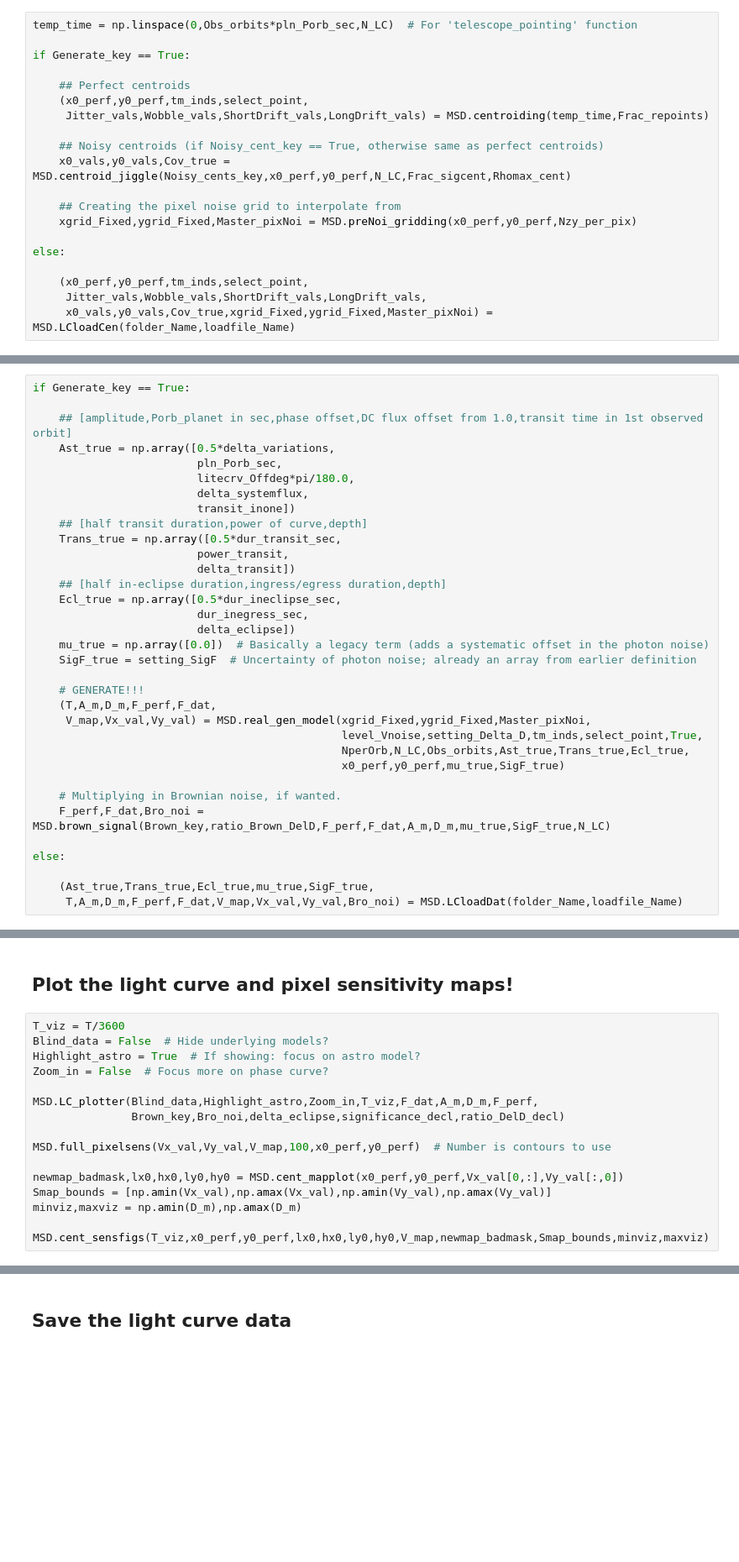
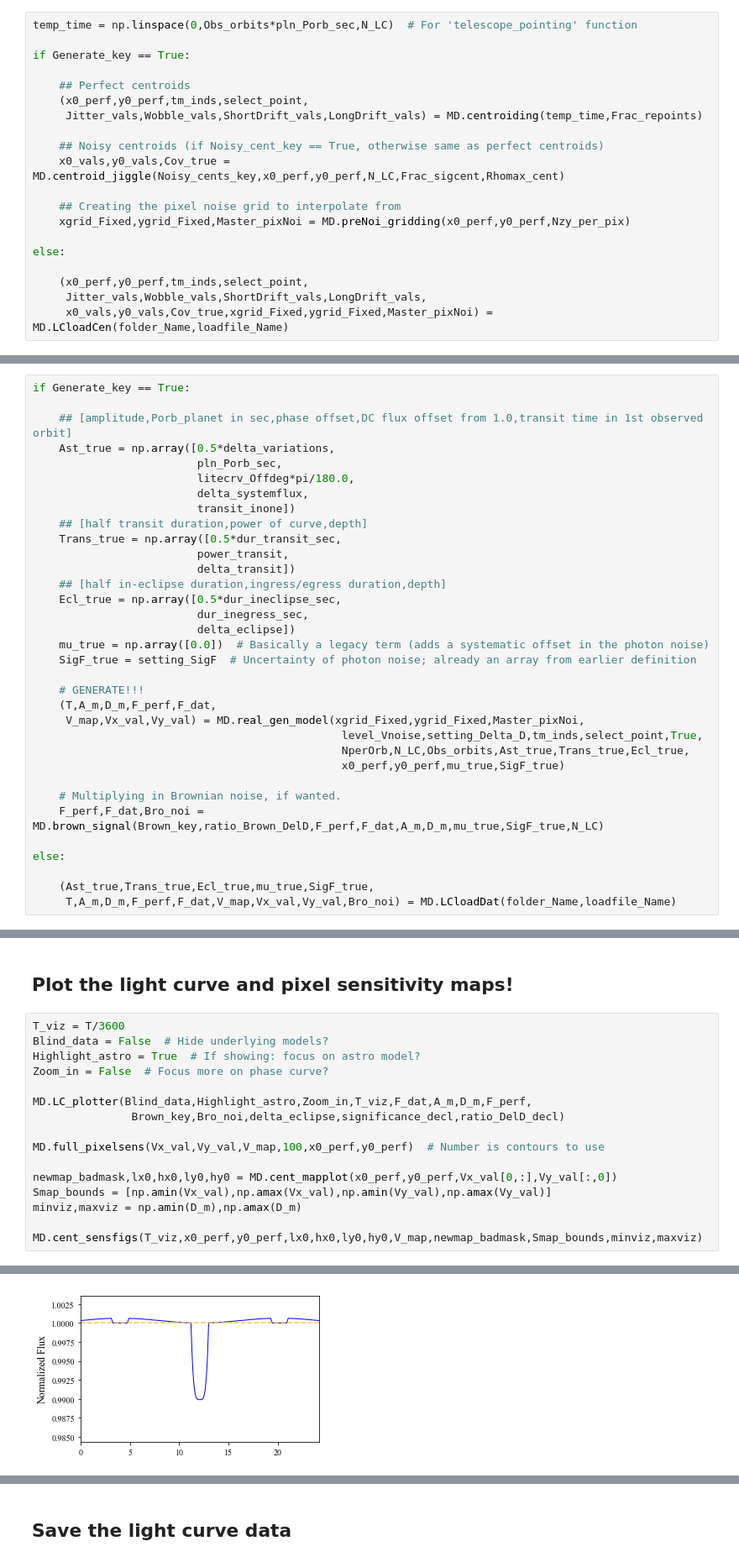
Before and after one commit to jacksonhoffart/exo-gps, a Jupyter notebook: main/main_python.ipynb, the cells around one changed output, grey strips where cells are left out. Shown: that part at 84% size. Cells and saved outputs as stored; diff of their text form; blank space fills up the shorter version.

```diff
--- a/main/main_python.ipynb
+++ b/main/main_python.ipynb
@@ -134,16 +129,16 @@ if Generate_key == True:
 
     ## Perfect centroids
     (x0_perf,y0_perf,tm_inds,select_point,
-     Jitter_vals,Wobble_vals,ShortDrift_vals,LongDrift_vals) = MSD.centroiding(temp_time,Frac_repoints)
+     Jitter_vals,Wobble_vals,ShortDrift_vals,LongDrift_vals) = MD.centroiding(temp_time,Frac_repoints)
 
     ## Noisy centroids (if Noisy_cent_key == True, otherwise same as perfect centroids)
-    x0_vals,y0_vals,Cov_true = MSD.centroid_jiggle(Noisy_cents_key,x0_perf,y0_perf,N_LC,Frac_sigcent,Rhomax_cent)
+    x0_vals,y0_vals,Cov_true = MD.centroid_jiggle(Noisy_cents_key,x0_perf,y0_perf,N_LC,Frac_sigcent,Rhomax_cent)
 
     ## Creating the pixel noise grid to interpolate from
-    xgrid_Fixed,ygrid_Fixed,Master_pixNoi = MSD.preNoi_gridding(x0_perf,y0_perf,Nzy_per_pix)
+    xgrid_Fixed,ygrid_Fixed,Master_pixNoi = MD.preNoi_gridding(x0_perf,y0_perf,Nzy_per_pix)
 
 else:
 
     (x0_perf,y0_perf,tm_inds,select_point,
      Jitter_vals,Wobble_vals,ShortDrift_vals,LongDrift_vals,
-     x0_vals,y0_vals,Cov_true,xgrid_Fixed,ygrid_Fixed,Master_pixNoi) = MSD.LCloadCen(folder_Name,loadfile_Name)
+     x0_vals,y0_vals,Cov_true,xgrid_Fixed,ygrid_Fixed,Master_pixNoi) = MD.LCloadCen(folder_Name,loadfile_Name)
@@ -173,15 +166,15 @@ if Generate_key == True:
 
     # GENERATE!!!
     (T,A_m,D_m,F_perf,F_dat,
-     V_map,Vx_val,Vy_val) = MSD.real_gen_model(xgrid_Fixed,ygrid_Fixed,Master_pixNoi,
+     V_map,Vx_val,Vy_val) = MD.real_gen_model(xgrid_Fixed,ygrid_Fixed,Master_pixNoi,
                                                level_Vnoise,setting_Delta_D,tm_inds,select_point,True,
                                                NperOrb,N_LC,Obs_orbits,Ast_true,Trans_true,Ecl_true,
                                                x0_perf,y0_perf,mu_true,SigF_true)
 
     # Multiplying in Brownian noise, if wanted.
-    F_perf,F_dat,Bro_noi = MSD.brown_signal(Brown_key,ratio_Brown_DelD,F_perf,F_dat,A_m,D_m,mu_true,SigF_true,N_LC)
+    F_perf,F_dat,Bro_noi = MD.brown_signal(Brown_key,ratio_Brown_DelD,F_perf,F_dat,A_m,D_m,mu_true,SigF_true,N_LC)
 
 else:
 
     (Ast_true,Trans_true,Ecl_true,mu_true,SigF_true,
-     T,A_m,D_m,F_perf,F_dat,V_map,Vx_val,Vy_val,Bro_noi) = MSD.LCloadDat(folder_Name,loadfile_Name)
+     T,A_m,D_m,F_perf,F_dat,V_map,Vx_val,Vy_val,Bro_noi) = MD.LCloadDat(folder_Name,loadfile_Name)
@@ -195,14 +186,14 @@ Blind_data = False  # Hide underlying models?
 Highlight_astro = True  # If showing: focus on astro model?
 Zoom_in = False  # Focus more on phase curve?
 
-MSD.LC_plotter(Blind_data,Highlight_astro,Zoom_in,T_viz,F_dat,A_m,D_m,F_perf,
+MD.LC_plotter(Blind_data,Highlight_astro,Zoom_in,T_viz,F_dat,A_m,D_m,F_perf,
                Brown_key,Bro_noi,delta_eclipse,significance_decl,ratio_DelD_decl)
 
-MSD.full_pixelsens(Vx_val,Vy_val,V_map,100,x0_perf,y0_perf)  # Number is contours to use
+MD.full_pixelsens(Vx_val,Vy_val,V_map,100,x0_perf,y0_perf)  # Number is contours to use
 
-newmap_badmask,lx0,hx0,ly0,hy0 = MSD.cent_mapplot(x0_perf,y0_perf,Vx_val[0,:],Vy_val[:,0])
+newmap_badmask,lx0,hx0,ly0,hy0 = MD.cent_mapplot(x0_perf,y0_perf,Vx_val[0,:],Vy_val[:,0])
 Smap_bounds = [np.amin(Vx_val),np.amax(Vx_val),np.amin(Vy_val),np.amax(Vy_val)]
 minviz,maxviz = np.amin(D_m),np.amax(D_m)
 
-MSD.cent_sensfigs(T_viz,x0_perf,y0_perf,lx0,hx0,ly0,hy0,V_map,newmap_badmask,Smap_bounds,minviz,maxviz)
+MD.cent_sensfigs(T_viz,x0_perf,y0_perf,lx0,hx0,ly0,hy0,V_map,newmap_badmask,Smap_bounds,minviz,maxviz)
 # %% [output]
@@ -210 +201,2 @@ NameError: name 'T' is not defined
+[figure, added]
 # %%
```
Also changed, not shown: parts of 19 cells of this notebook, 5 other files.
